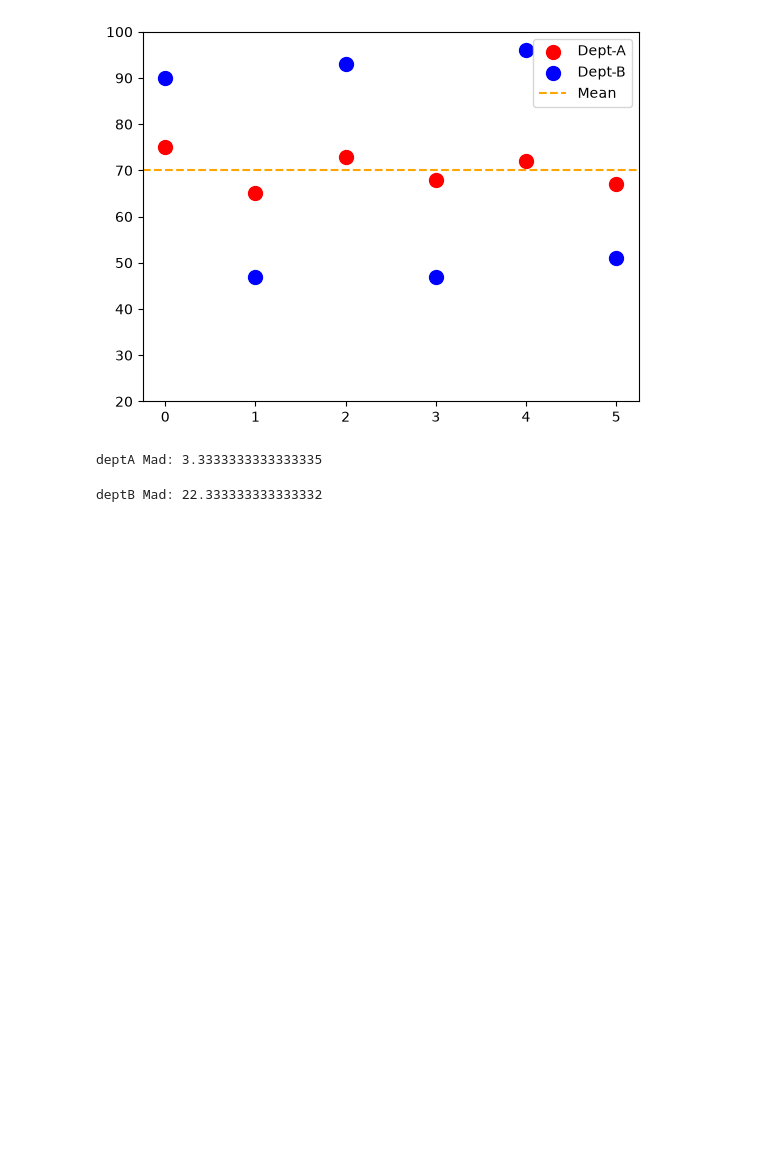
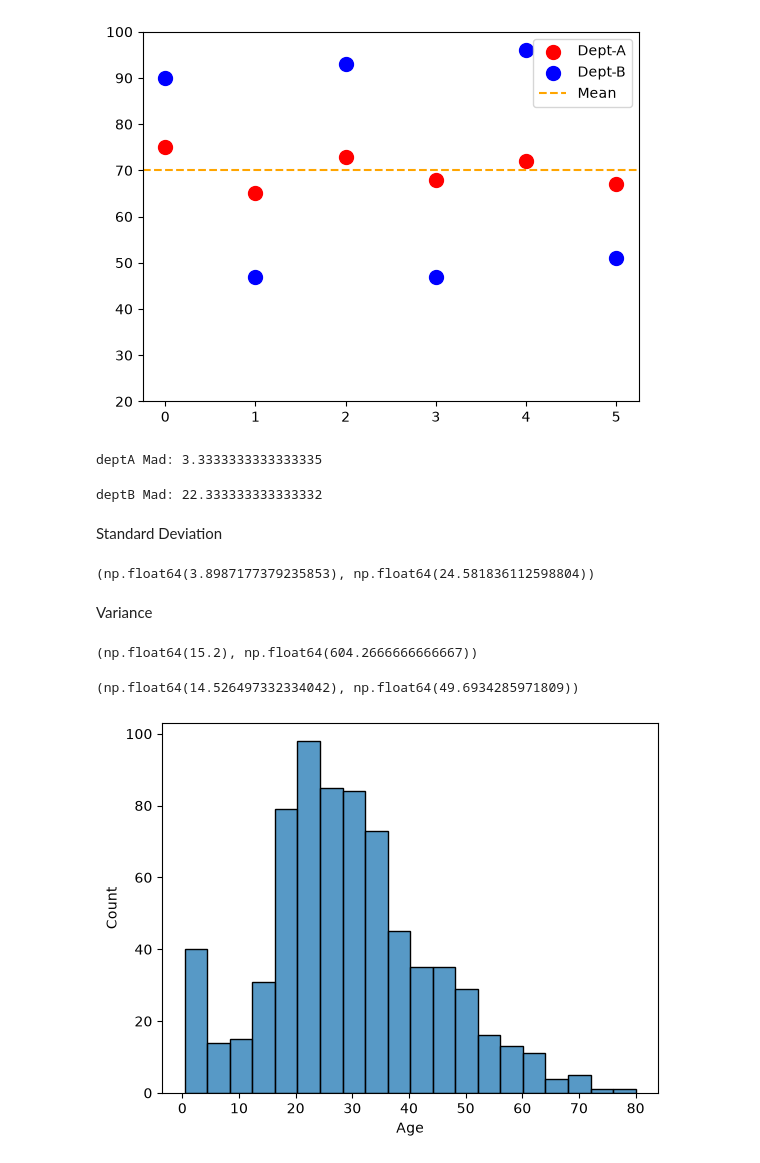
Before and after one commit to sagarhpoojary11/Placement-Training, a Jupyter notebook: Statistics for Data Science/Phase2_variability.ipynb, the cells around one changed output. Drawn from its saved outputs; the diff is of its cells as text; code cells hidden in the pictures; blank space fills up the shorter version.

```diff
--- a/Statistics for Data Science/Phase2_variability.ipynb
+++ b/Statistics for Data Science/Phase2_variability.ipynb
@@ -75,3 +76,25 @@ deptB_Mad=np.sum(np.abs(x_i-x_bar_mean))/n
 print("deptB Mad:",deptB_Mad)
 # %% [output]
 deptB Mad: 22.333333333333332
+# %% [markdown]
+Standard Deviation
+# %%
+deptA_df['Project'].std(),deptB_df['Project'].std()
+# %% [output]
+(np.float64(3.8987177379235853), np.float64(24.581836112598804))
+# %% [markdown]
+Variance
+# %%
+deptA_df['Project'].var(),deptB_df['Project'].var()
+# %% [output]
+(np.float64(15.2), np.float64(604.2666666666667))
+# %%
+#std
+titanic_df['Age'].std(),titanic_df['Fare'].std()
+# %% [output]
+(np.float64(14.526497332334042), np.float64(49.6934285971809))
+# %%
+sns.histplot(x='Age',data=titanic_df)
+plt.show()
+# %% [output]
+[figure, added]
```
Also changed, not shown: parts of 3 cells of this notebook, 3 other files.
